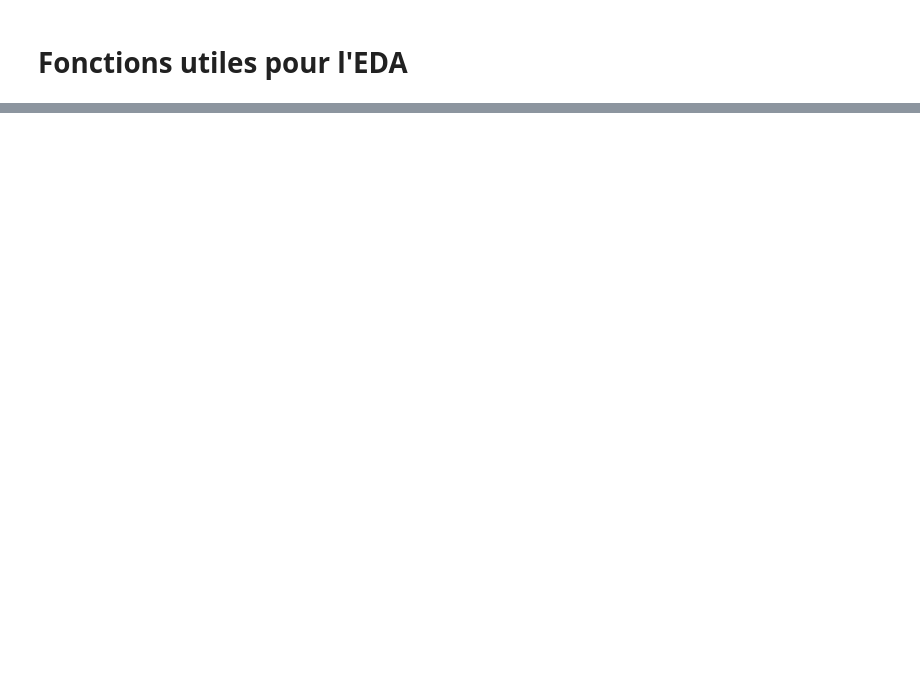
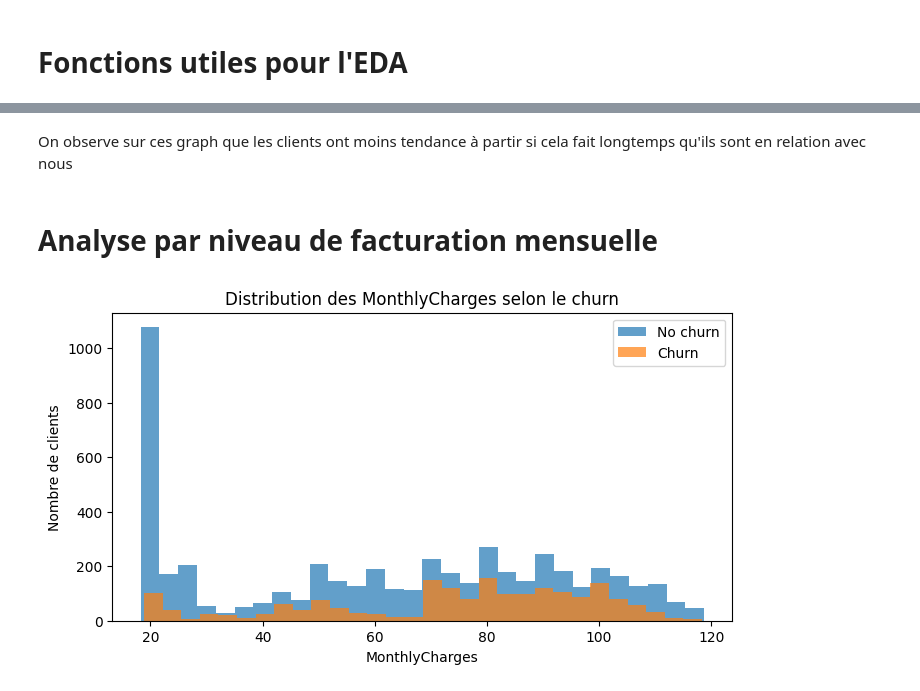
Before and after one commit to QuentinGense-hub/customer-churn-marketing, a Jupyter notebook: notebook/02_eda_marketing.ipynb, the cells around one changed output, grey strips where cells are left out. Drawn from its saved outputs; the diff is of its cells as text; code cells hidden in the pictures; blank space fills up the shorter version.

```diff
--- a/notebook/02_eda_marketing.ipynb
+++ b/notebook/02_eda_marketing.ipynb
@@ -35,0 +97,15 @@ def plot_churn_rate(data, column, figsize=(8, 4), rotation=0):
+# %% [markdown]
+On observe sur ces graph que les clients ont moins tendance à partir si cela fait longtemps qu'ils sont en relation avec nous
+# %% [markdown]
+# Analyse par niveau de facturation mensuelle
+# %%
+plt.figure(figsize=(8, 4))
+plt.hist(df[df["Churn"] == 0]["MonthlyCharges"], bins=30, alpha=0.7, label="No churn")
+plt.hist(df[df["Churn"] == 1]["MonthlyCharges"], bins=30, alpha=0.7, label="Churn")
+plt.title("Distribution des MonthlyCharges selon le churn")
+plt.xlabel("MonthlyCharges")
+plt.ylabel("Nombre de clients")
+plt.legend()
+plt.show()
+# %% [output]
+[figure, added]
```
Also changed, not shown: parts of 35 cells of this notebook, 2 other files.
